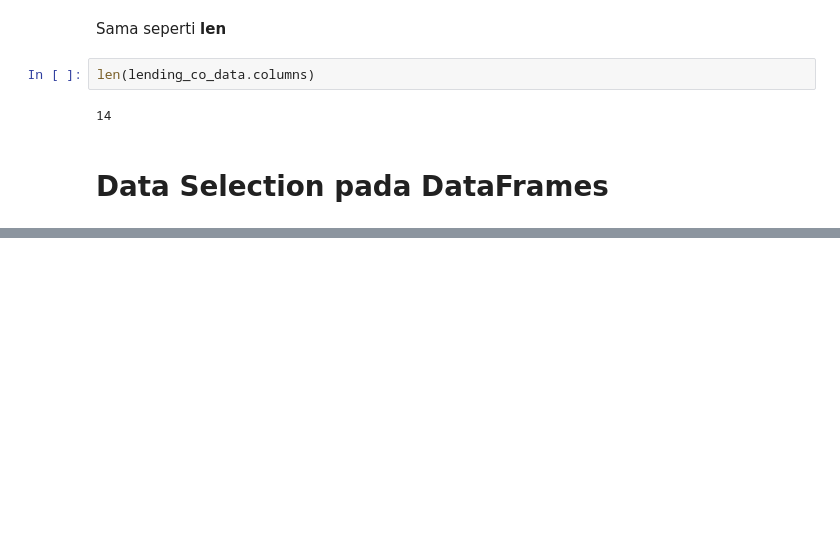
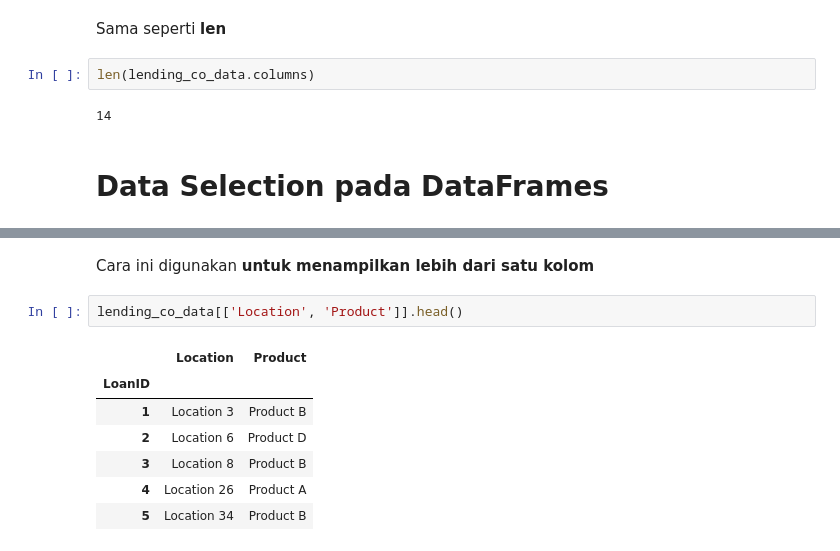
Before and after one commit to withraja/Pandas-Tutorial, a Jupyter notebook: 3 Pandas Dataframe.ipynb, the cells around one changed output, grey strips where cells are left out. Saved outputs shown, nothing was run; the diff lists cells and outputs as text; blank space fills up the shorter version.

```diff
--- a/3 Pandas Dataframe.ipynb
+++ b/3 Pandas Dataframe.ipynb
@@ -169,0 +257,12 @@ len(lending_co_data.columns)
+# %% [markdown]
+Cara ini digunakan **untuk menampilkan lebih dari satu kolom**
+# %%
+lending_co_data[['Location', 'Product']].head()
+# %% [output]
+|  | Location | Product |
+| LoanID |  |  |
+| 1 | Location 3 | Product B |
+| 2 | Location 6 | Product D |
+| 3 | Location 8 | Product B |
+| 4 | Location 26 | Product A |
+| 5 | Location 34 | Product B |
```
Also changed, not shown: parts of 14 cells of this notebook.
